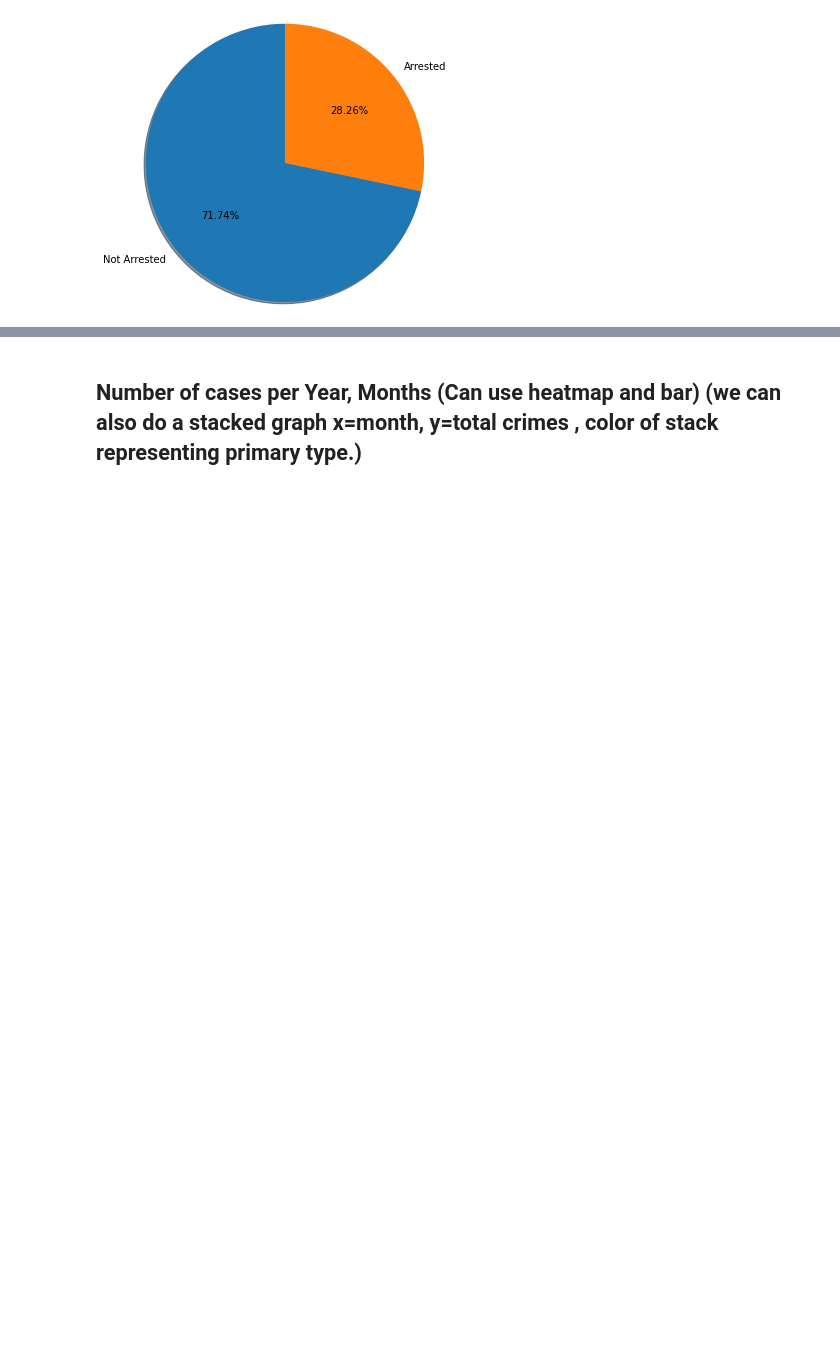
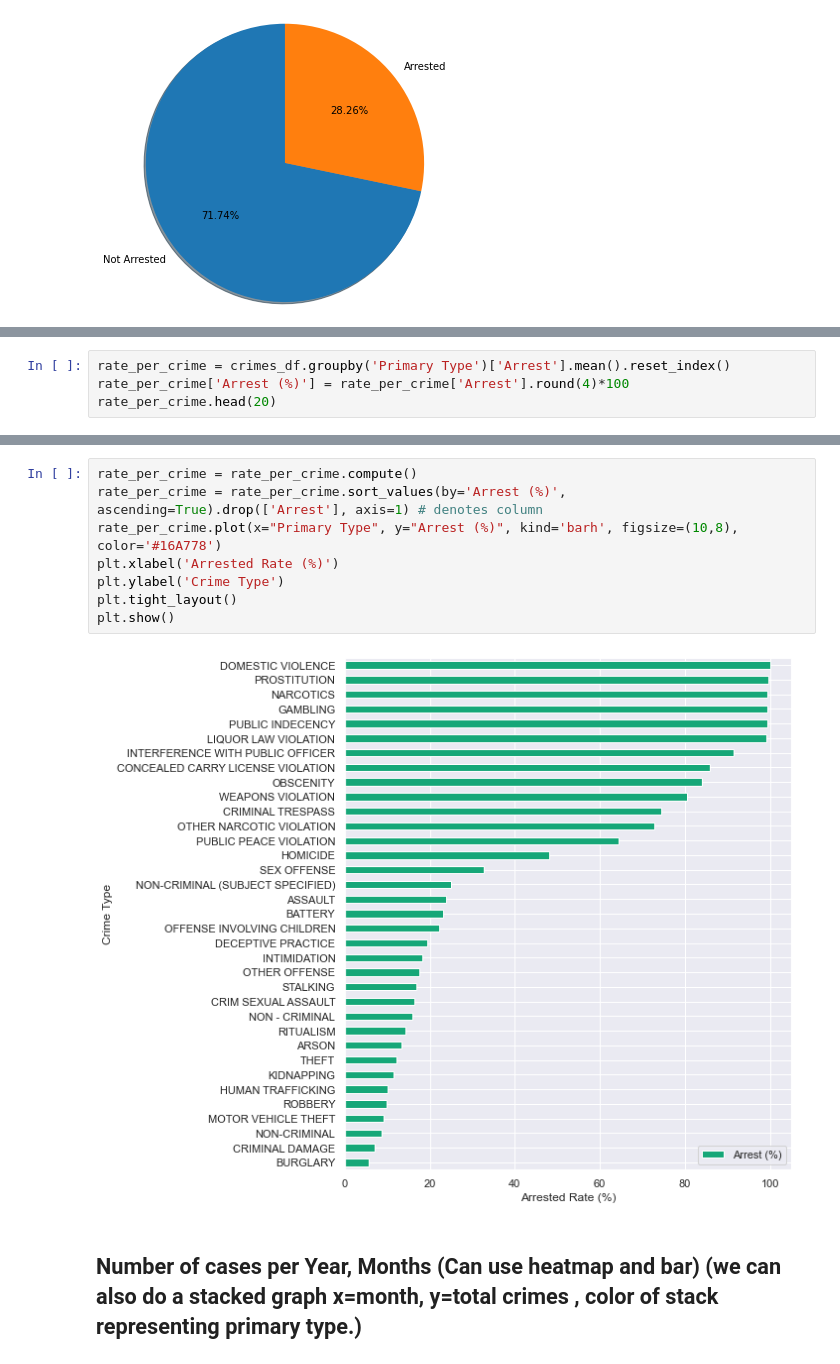
Before and after one commit to nafisa-samia/Analysis-of-Crimes-in-Chicago, a Jupyter notebook: Crimes-in-Chicago-visualization.ipynb, the cells around one changed output, grey strips where cells are left out. Drawn from its saved outputs; the diff is of its cells as text; blank space fills up the shorter version.

```diff
--- a/Crimes-in-Chicago-visualization.ipynb
+++ b/Crimes-in-Chicago-visualization.ipynb
@@ -486,0 +575,4 @@ plt.show()
+# %%
+rate_per_crime = crimes_df.groupby('Primary Type')['Arrest'].mean().reset_index()
+rate_per_crime['Arrest (%)'] = rate_per_crime['Arrest'].round(4)*100
+rate_per_crime.head(20)
@@ -487,2 +597,12 @@ plt.show()
+# %%
+rate_per_crime = rate_per_crime.compute()
+rate_per_crime = rate_per_crime.sort_values(by='Arrest (%)', ascending=True).drop(['Arrest'], axis=1) # denotes column
+rate_per_crime.plot(x="Primary Type", y="Arrest (%)", kind='barh', figsize=(10,8), color='#16A778')
+plt.xlabel('Arrested Rate (%)')
+plt.ylabel('Crime Type')
+plt.tight_layout()
+plt.show()
+# %% [output]
+[figure, added]
 # %% [markdown]
 ## Number of cases per Year, Months (Can use heatmap and bar) (we can also do a stacked graph x=month, y=total crimes , color of stack representing primary type.)
```
Also changed, not shown: parts of 36 cells of this notebook.
